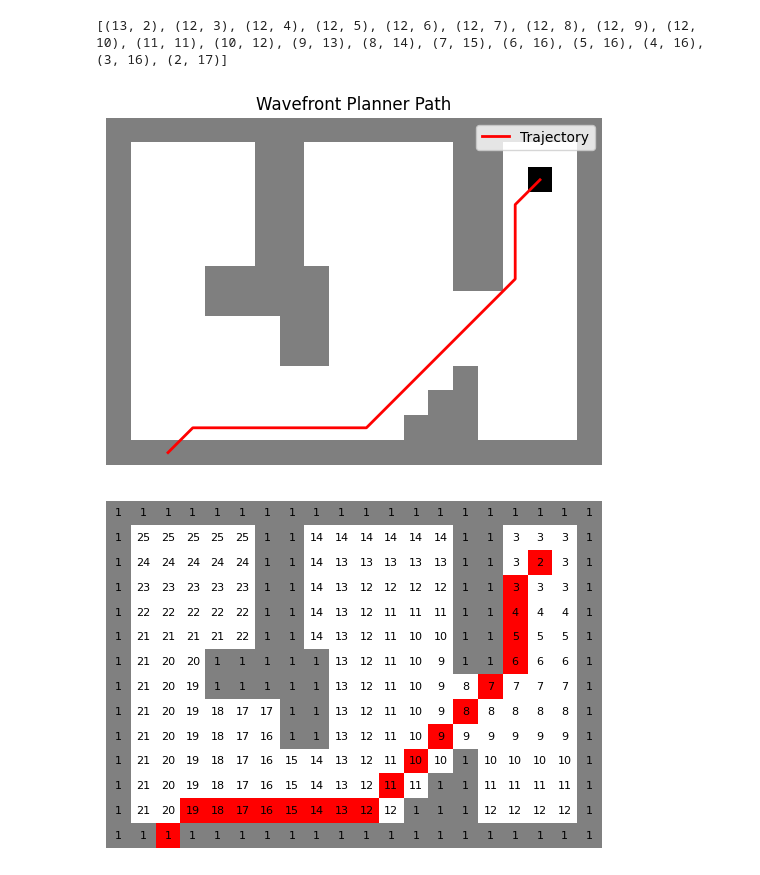
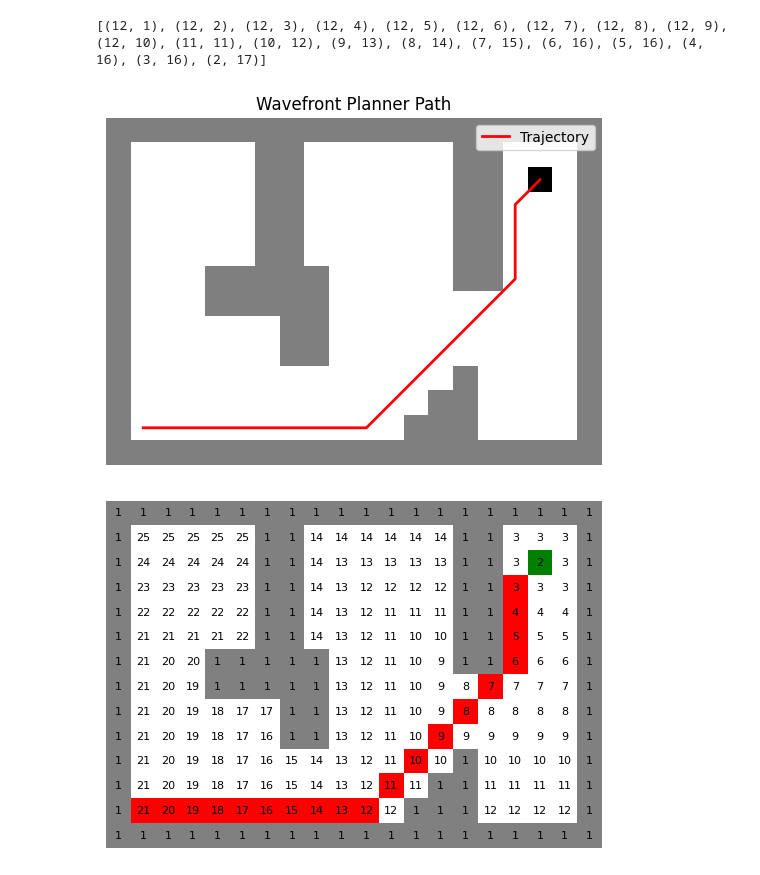
Before and after one commit to RashedMamdouh2/Algo-3, a Jupyter notebook: wavefront.ipynb, the cells around one changed output. Drawn from its saved outputs; the diff is of its cells as text; code cells hidden in the pictures.

Commit message:
updated plot method

```diff
--- a/wavefront.ipynb
+++ b/wavefront.ipynb
@@ -126,7 +126,7 @@ def visualize_path(map_data, trajectory):
 # %%
 def plot_map(matrix, trajectory):
     """
-    Plots the grid map with a given trajectory path highlighted in red.
+    Plots the grid map with a given trajectory path highlighted in red and the goal cell in green.
 
     Args:
         matrix (numpy.ndarray): The grid matrix to be plotted.
@@ -142,8 +142,13 @@ def plot_map(matrix, trajectory):
     for row, col in trajectory:
         plot_matrix[row, col] = 2
 
-    # Define the colormap: 0 -> white, 1 -> grey, 2 -> red
-    cmap = mcolors.ListedColormap(['white', 'grey', 'red'])
+    # Mark the goal cell as green (3 in plot_matrix)
+    goal_pos = np.where(matrix == 2)
+    goal_row, goal_col = goal_pos[0][0], goal_pos[1][0]
+    plot_matrix[goal_row, goal_col] = 3
+
+    # Define the colormap: 0 -> white, 1 -> grey, 2 -> red, 3 -> green
+    cmap = mcolors.ListedColormap(['white', 'grey', 'red', 'green'])
 
     # Plot the matrix
     fig, ax = plt.subplots()
@@ -160,29 +165,29 @@ def plot_map(matrix, trajectory):
 # %%
 # Test map from the assignment
 test_map = [
     [1,1,1,1,1,1,1,1,1,1,1,1,1,1,1,1,1,1,1,1],
     [1,0,0,0,0,0,1,1,0,0,0,0,0,0,1,1,0,0,0,1],
     [1,0,0,0,0,0,1,1,0,0,0,0,0,0,1,1,0,2,0,1],
     [1,0,0,0,0,0,1,1,0,0,0,0,0,0,1,1,0,0,0,1],
     [1,0,0,0,0,0,1,1,0,0,0,0,0,0,1,1,0,0,0,1],
     [1,0,0,0,0,0,1,1,0,0,0,0,0,0,1,1,0,0,0,1],
     [1,0,0,0,1,1,1,1,1,0,0,0,0,0,1,1,0,0,0,1],
     [1,0,0,0,1,1,1,1,1,0,0,0,0,0,0,0,0,0,0,1],
     [1,0,0,0,0,0,0,1,1,0,0,0,0,0,0,0,0,0,0,1],
     [1,0,0,0,0,0,0,1,1,0,0,0,0,0,0,0,0,0,0,1],
     [1,0,0,0,0,0,0,0,0,0,0,0,0,0,1,0,0,0,0,1],
     [1,0,0,0,0,0,0,0,0,0,0,0,0,1,1,0,0,0,0,1],
     [1,0,0,0,0,0,0,0,0,0,0,0,1,1,1,0,0,0,0,1],
     [1,1,1,1,1,1,1,1,1,1,1,1,1,1,1,1,1,1,1,1]
 ]
 
 # Run planner
-value_map, trajectory = planner(test_map, 13, 2)
+value_map, trajectory = planner(test_map, 12, 1)
 print(trajectory)
 # Visualize results
 visualize_path(test_map, trajectory)
 plot_map(np.array(value_map), trajectory)
 # %% [output]
-[(13, 2), (12, 3), (12, 4), (12, 5), (12, 6), (12, 7), (12, 8), (12, 9), (12, 10), (11, 11), (10, 12), (9, 13), (8, 14), (7, 15), (6, 16), (5, 16), (4, 16), (3, 16), (2, 17)]
+[(12, 1), (12, 2), (12, 3), (12, 4), (12, 5), (12, 6), (12, 7), (12, 8), (12, 9), (12, 10), (11, 11), (10, 12), (9, 13), (8, 14), (7, 15), (6, 16), (5, 16), (4, 16), (3, 16), (2, 17)]
-[figure, old version]
+[figure, new version]
-[figure, old version]
+[figure, new version]
```
